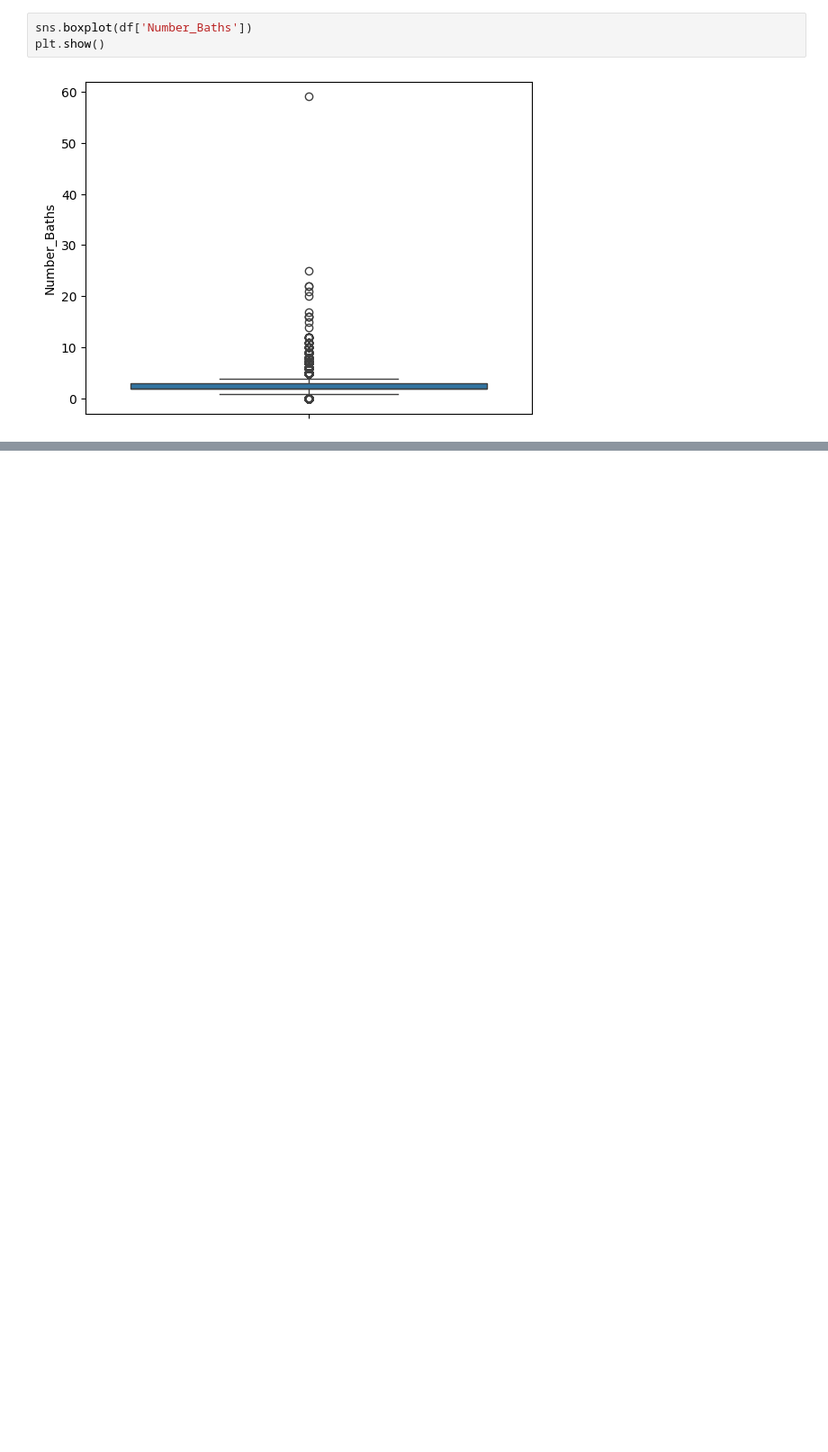
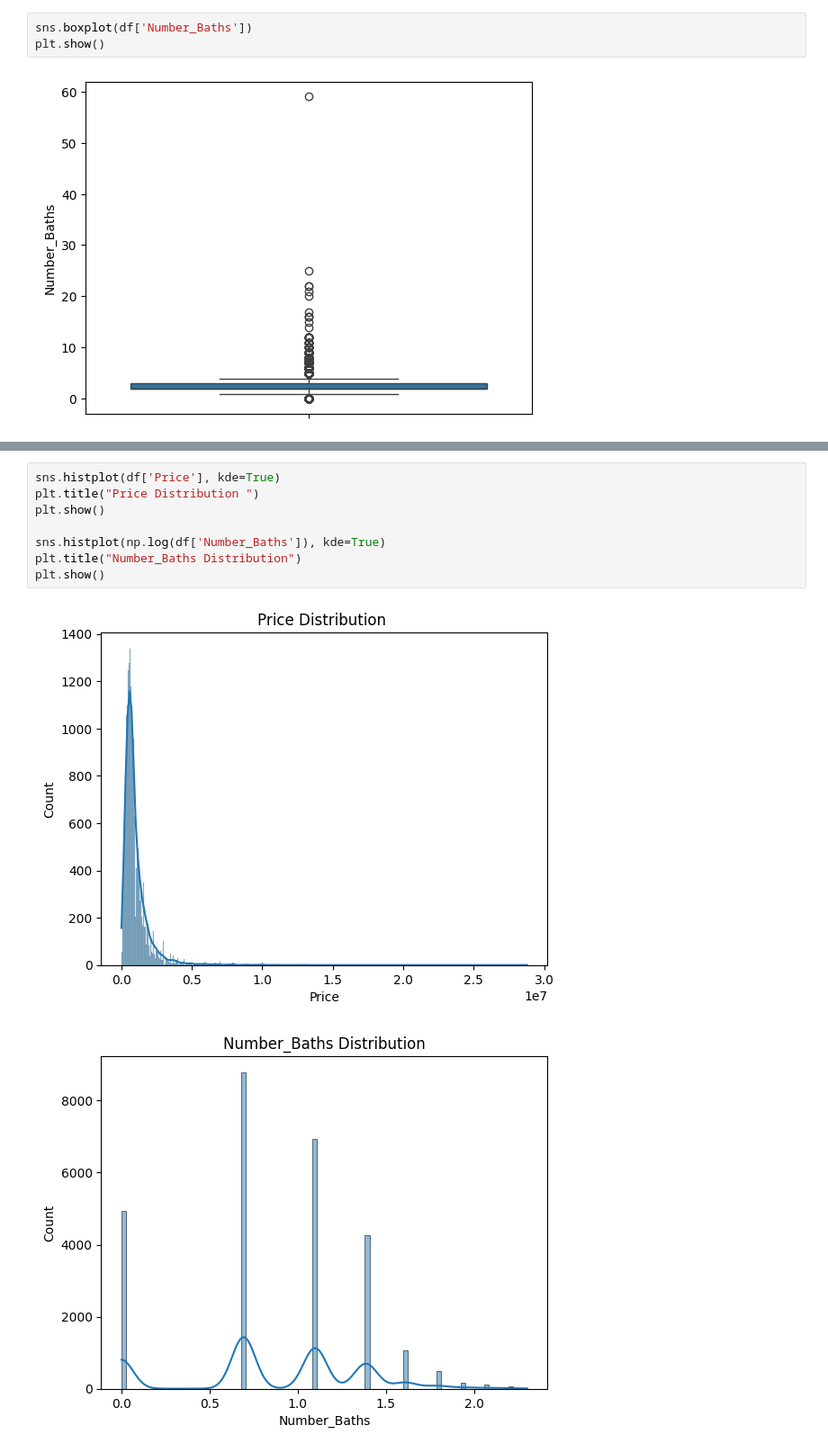
Before and after one commit to Martell0x1/ML-Assigment, a Jupyter notebook: main.ipynb, the cells around one changed output, grey strips where cells are left out. Shown: that part at 90% size. Cells and saved outputs as stored; diff of their text form; blank space fills up the shorter version.

```diff
--- a/main.ipynb
+++ b/main.ipynb
@@ -206,0 +238,11 @@ plt.show()
+# %%
+sns.histplot(df['Price'], kde=True)
+plt.title("Price Distribution ")
+plt.show()
+
+sns.histplot(np.log(df['Number_Baths']), kde=True)
+plt.title("Number_Baths Distribution")
+plt.show()
+# %% [output]
+[figure, added]
+[figure, added]
```
Also changed, not shown: parts of 10 cells of this notebook.
